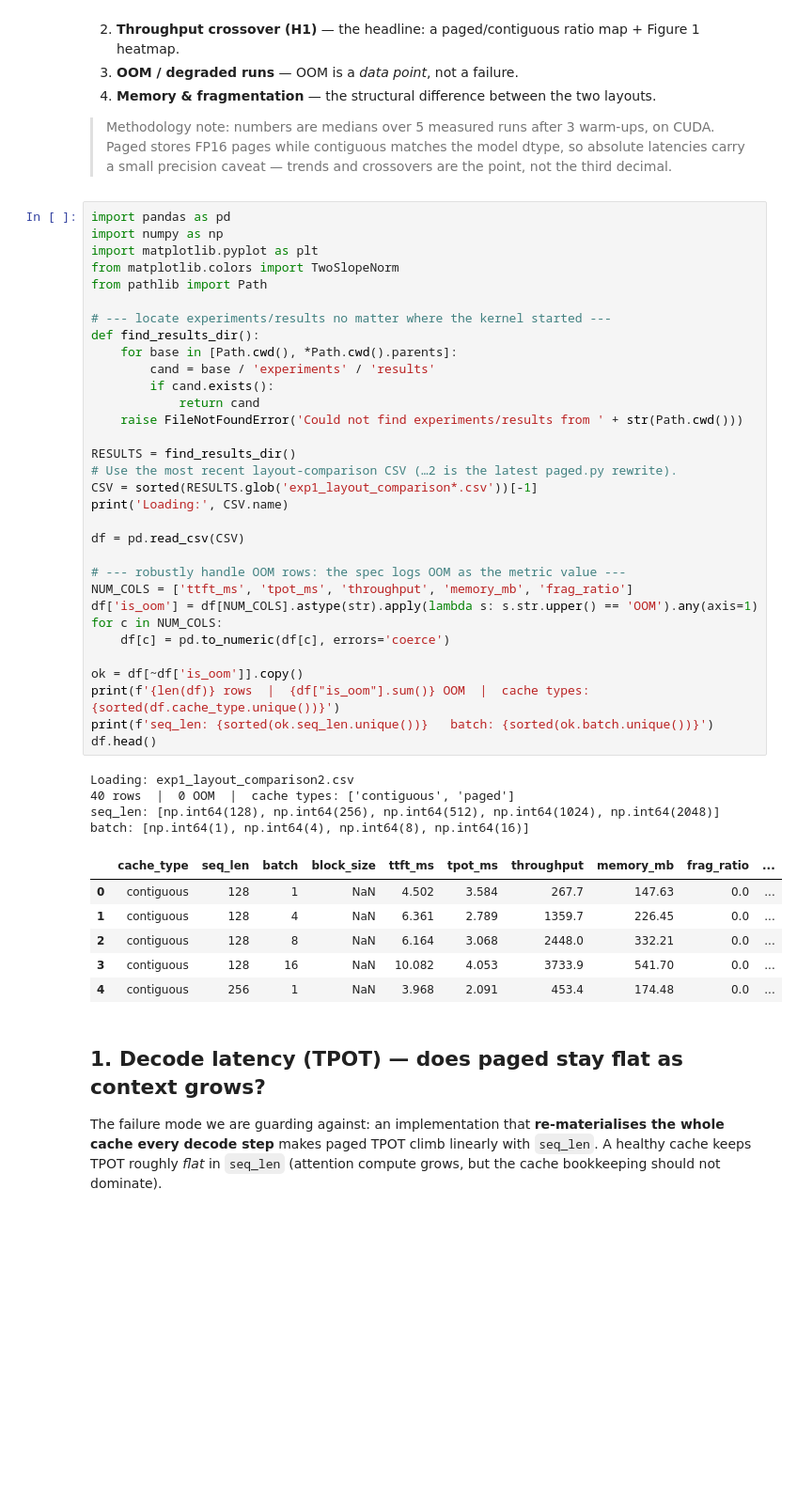
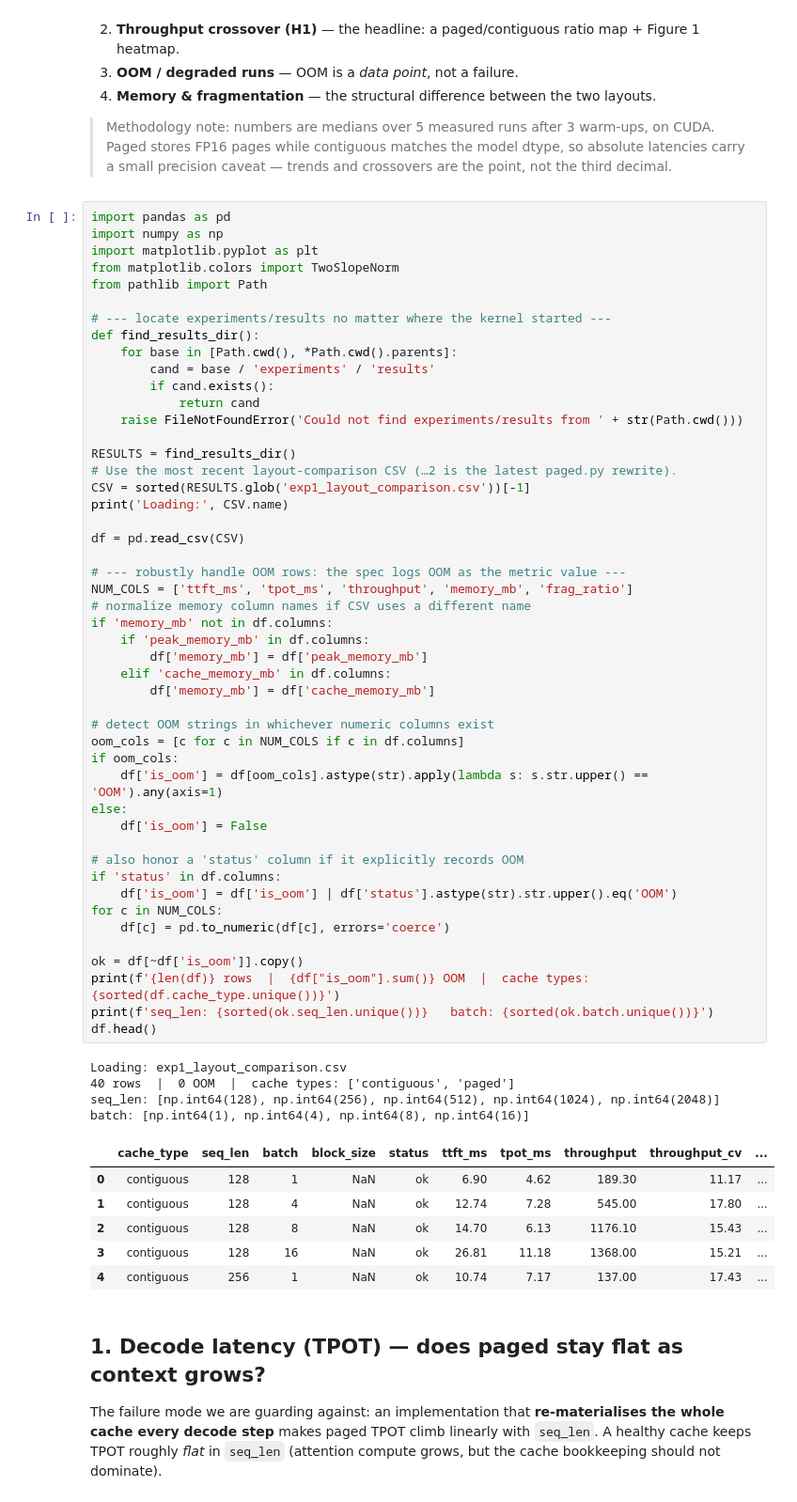
Before and after one commit to Suraj-Sedai/paged-kv-cache-analysis, a Jupyter notebook: analysis/notebooks/01_baseline_analysis.ipynb, the cells around one changed output. Shown at 94% size. Cells and saved outputs as stored; diff of their text form; blank space fills up the shorter version.

```diff
--- a/analysis/notebooks/01_baseline_analysis.ipynb
+++ b/analysis/notebooks/01_baseline_analysis.ipynb
@@ -24,42 +24,58 @@ import numpy as np
 import matplotlib.pyplot as plt
 from matplotlib.colors import TwoSlopeNorm
 from pathlib import Path
 
 # --- locate experiments/results no matter where the kernel started ---
 def find_results_dir():
     for base in [Path.cwd(), *Path.cwd().parents]:
         cand = base / 'experiments' / 'results'
         if cand.exists():
             return cand
     raise FileNotFoundError('Could not find experiments/results from ' + str(Path.cwd()))
 
 RESULTS = find_results_dir()
 # Use the most recent layout-comparison CSV (…2 is the latest paged.py rewrite).
-CSV = sorted(RESULTS.glob('exp1_layout_comparison*.csv'))[-1]
+CSV = sorted(RESULTS.glob('exp1_layout_comparison.csv'))[-1]
 print('Loading:', CSV.name)
 
 df = pd.read_csv(CSV)
 
 # --- robustly handle OOM rows: the spec logs OOM as the metric value ---
 NUM_COLS = ['ttft_ms', 'tpot_ms', 'throughput', 'memory_mb', 'frag_ratio']
-df['is_oom'] = df[NUM_COLS].astype(str).apply(lambda s: s.str.upper() == 'OOM').any(axis=1)
+# normalize memory column names if CSV uses a different name
+if 'memory_mb' not in df.columns:
+    if 'peak_memory_mb' in df.columns:
+        df['memory_mb'] = df['peak_memory_mb']
+    elif 'cache_memory_mb' in df.columns:
+        df['memory_mb'] = df['cache_memory_mb']
+
+# detect OOM strings in whichever numeric columns exist
+oom_cols = [c for c in NUM_COLS if c in df.columns]
+if oom_cols:
+    df['is_oom'] = df[oom_cols].astype(str).apply(lambda s: s.str.upper() == 'OOM').any(axis=1)
+else:
+    df['is_oom'] = False
+
+# also honor a 'status' column if it explicitly records OOM
+if 'status' in df.columns:
+    df['is_oom'] = df['is_oom'] | df['status'].astype(str).str.upper().eq('OOM')
 for c in NUM_COLS:
     df[c] = pd.to_numeric(df[c], errors='coerce')
 
 ok = df[~df['is_oom']].copy()
 print(f'{len(df)} rows  |  {df["is_oom"].sum()} OOM  |  cache types: {sorted(df.cache_type.unique())}')
 print(f'seq_len: {sorted(ok.seq_len.unique())}   batch: {sorted(ok.batch.unique())}')
 df.head()
 # %% [output]
-Loading: exp1_layout_comparison2.csv
+Loading: exp1_layout_comparison.csv
 40 rows  |  0 OOM  |  cache types: ['contiguous', 'paged']
 seq_len: [np.int64(128), np.int64(256), np.int64(512), np.int64(1024), np.int64(2048)]   batch: [np.int64(1), np.int64(4), np.int64(8), np.int64(16)]
-|  | cache_type | seq_len | batch | block_size | ttft_ms | tpot_ms | throughput | memory_mb | frag_ratio | ... |
-| 0 | contiguous | 128 | 1 | NaN | 4.502 | 3.584 | 267.7 | 147.63 | 0.0 | ... |
-| 1 | contiguous | 128 | 4 | NaN | 6.361 | 2.789 | 1359.7 | 226.45 | 0.0 | ... |
-| 2 | contiguous | 128 | 8 | NaN | 6.164 | 3.068 | 2448.0 | 332.21 | 0.0 | ... |
-| 3 | contiguous | 128 | 16 | NaN | 10.082 | 4.053 | 3733.9 | 541.70 | 0.0 | ... |
-| 4 | contiguous | 256 | 1 | NaN | 3.968 | 2.091 | 453.4 | 174.48 | 0.0 | ... |
+|  | cache_type | seq_len | batch | block_size | status | ttft_ms | tpot_ms | throughput | throughput_cv | ... |
+| 0 | contiguous | 128 | 1 | NaN | ok | 6.90 | 4.62 | 189.30 | 11.17 | ... |
+| 1 | contiguous | 128 | 4 | NaN | ok | 12.74 | 7.28 | 545.00 | 17.80 | ... |
+| 2 | contiguous | 128 | 8 | NaN | ok | 14.70 | 6.13 | 1176.10 | 15.43 | ... |
+| 3 | contiguous | 128 | 16 | NaN | ok | 26.81 | 11.18 | 1368.00 | 15.21 | ... |
+| 4 | contiguous | 256 | 1 | NaN | ok | 10.74 | 7.17 | 137.00 | 17.43 | ... |
 # %% [markdown]
 ## 1. Decode latency (TPOT) — does paged stay flat as context grows?
 
```
Also changed, not shown: parts of 6 cells of this notebook, 9 other files.
